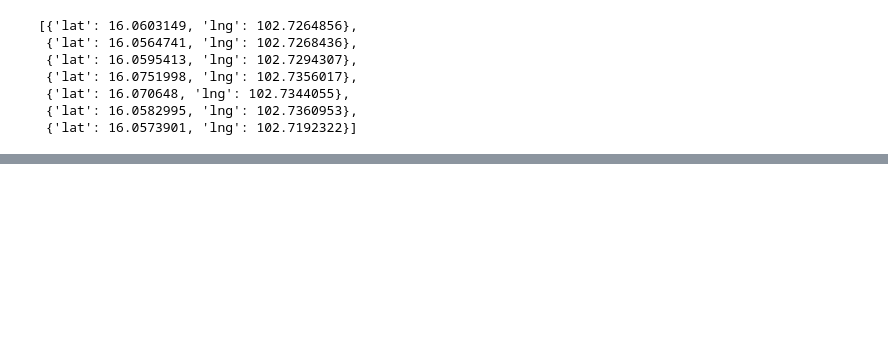
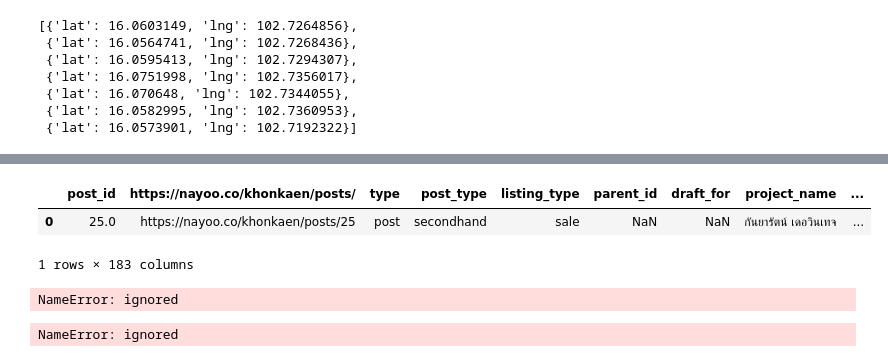
Before and after one commit to Kanchanasud/bsc_dpdm22, a Jupyter notebook: [dataprep2]_GIS_point_of_interest_data.ipynb, the cells around one changed output, grey strips where cells are left out. Drawn from its saved outputs; the diff is of its cells as text; code cells hidden in the pictures; blank space fills up the shorter version.

```diff
--- a/[dataprep2]_GIS_point_of_interest_data.ipynb
+++ b/[dataprep2]_GIS_point_of_interest_data.ipynb
@@ -103,0 +136,6 @@ c
+# %%
+home[home['post_id']==25] #ดึง home ตัว 25 ออกมา
+# %% [output]
+|  | post_id | https://nayoo.co/khonkaen/posts/ | type | post_type | listing_type | parent_id | draft_for | project_name | ... |
+| 0 | 25.0 | https://nayoo.co/khonkaen/posts/25 | post | secondhand | sale | NaN | NaN | กันยารัตน์ เดอวินเทจ | ... |
+1 rows × 183 columns
@@ -103,0 +144,8 @@ c
+# %%
+this_home['latitude']
+# %% [output]
+NameError: ignored
+# %%
+this_seven[0]
+# %% [output]
+NameError: ignored
```
Also changed, not shown: parts of 9 cells of this notebook.
